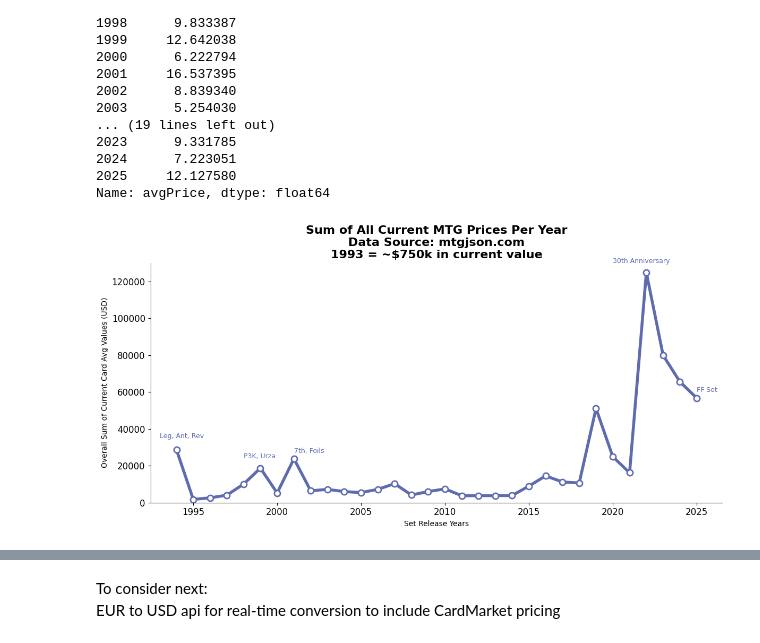
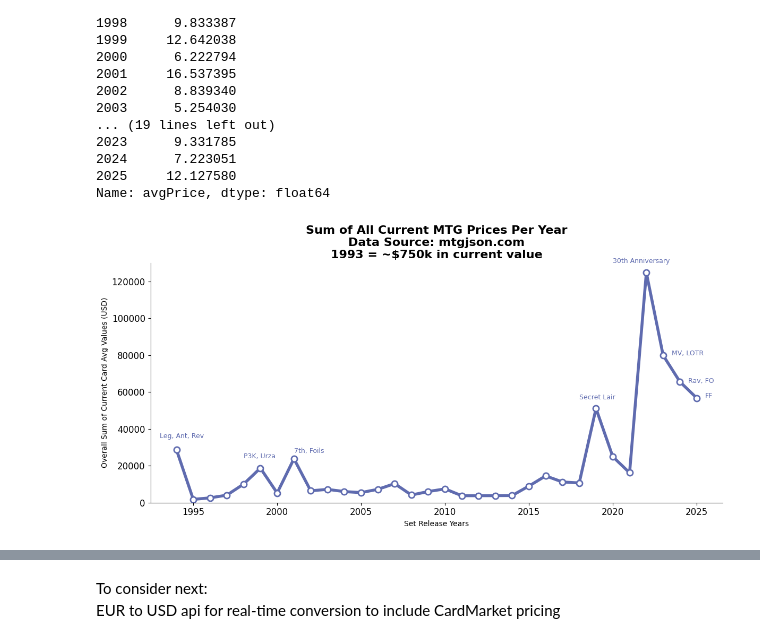
Before and after one commit to CurtisSchneider1/mtgPriceAnalysis, a Jupyter notebook: notebooks/mtgAnalysis.ipynb, the cells around one changed output, grey strips where cells are left out. Drawn from its saved outputs; the diff is of its cells as text; code cells hidden in the pictures.

Commit message:
updated README and graph

```diff
--- a/notebooks/mtgAnalysis.ipynb
+++ b/notebooks/mtgAnalysis.ipynb
@@ -677,7 +677,7 @@ ax.spines["right"].set_visible(False)
 #     alpha = 0.7)
 
 ax.text(
-    1993,
+    1994-1,
     35000,
     "Leg, Ant, Rev",
     color = "#5F6BAF",
@@ -685,41 +685,65 @@ ax.text(
 )
 
 ax.text(
-    1998,
+    1999-1,
     24000,
     "P3K, Urza",
     color = "#5F6BAF",
     fontsize = 9
 )
 
 ax.text(
     2001,
     27000,
     "7th, Foils",
     color = "#5F6BAF",
     fontsize = 9
 )
 
 ax.text(
-    2020,
+    2019-1,
+    56000,
+    "Secret Lair",
+    color = "#5F6BAF",
+    fontsize = 9
+)
+
+ax.text(
+    2022-2,
     130000,
     "30th Anniversary",
     color = "#5F6BAF",
     fontsize = 9
 )
 
 ax.text(
-    2025,
-    60000,
-    "FF Set",
+    2023+.5,
+    80000,
+    "MV, LOTR",
+    color = "#5F6BAF",
+    fontsize = 9
+)
+
+ax.text(
+    2024+.5,
+    65000,
+    "Rav, FO",
+    color = "#5F6BAF",
+    fontsize = 9
+)
+
+ax.text(
+    2025+.5,
+    57000,
+    "FF",
     color = "#5F6BAF",
     fontsize = 9
 )
 
 plt.xticks(fontsize=12)
 plt.yticks(fontsize=12)
 
 plt.tight_layout()
 plt.show()
 # %% [output]
-[figure, old version]
+[figure, new version]
```
Also changed, not shown: parts of 1 cell of this notebook, 2 other files.
